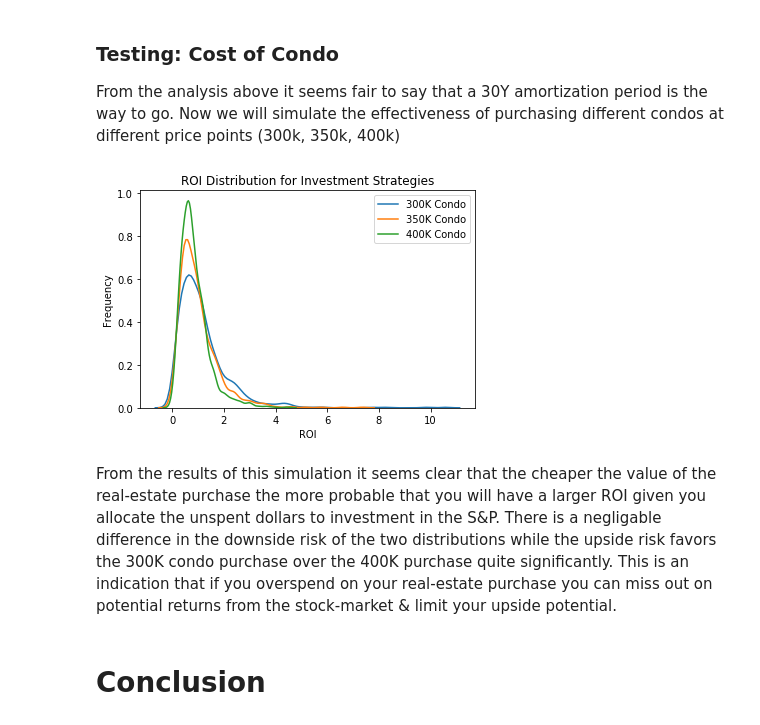
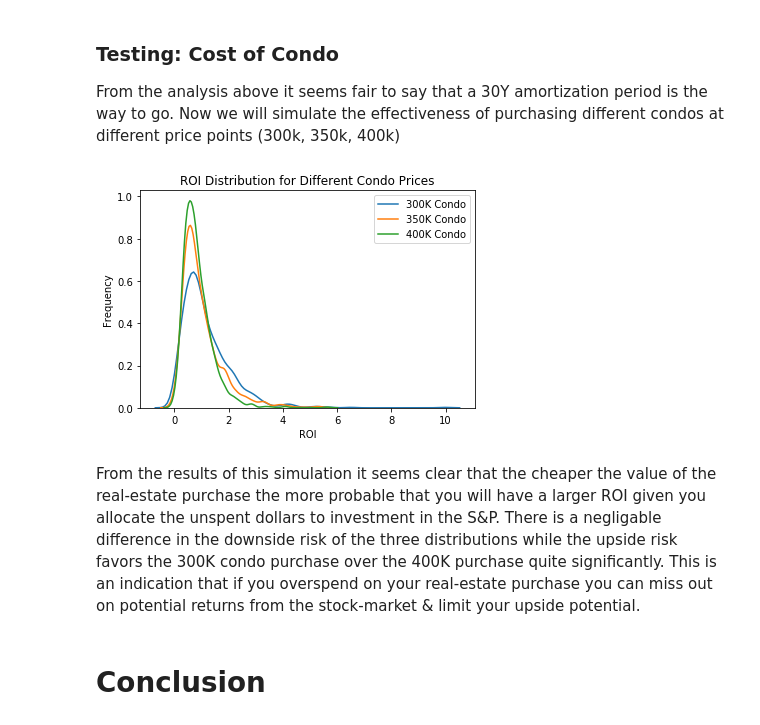
Before and after one commit to oliverfoster27/Monte-Carlo-Real-Estate, a Jupyter notebook: Monte Carlo Simulation.ipynb, the cells around one changed output. Cells and saved outputs as stored; diff of their text form; code cells hidden in the pictures.

```diff
--- a/Monte Carlo Simulation.ipynb
+++ b/Monte Carlo Simulation.ipynb
@@ -120,14 +120,14 @@ results = pd.DataFrame(data)
 # %%
 ax = sns.kdeplot(results['300K Condo'])
 ax = sns.kdeplot(results['350K Condo'])
 ax = sns.kdeplot(results['400K Condo'])
-ax.set_title('ROI Distribution for Investment Strategies');
+ax.set_title('ROI Distribution for Different Condo Prices');
 ax.set_xlabel('ROI');
 ax.set_ylabel('Frequency');
 # %% [output]
-[figure, old version]
+[figure, new version]
 # %% [markdown]
-From the results of this simulation it seems clear that the cheaper the value of the real-estate purchase the more probable that you will have a larger ROI given you allocate the unspent dollars to investment in the S&P. There is a negligable difference in the downside risk of the two distributions while the upside risk favors the 300K condo purchase over the 400K purchase quite significantly. This is an indication that if you overspend on your real-estate purchase you can miss out on potential returns from the stock-market & limit your upside potential.
+From the results of this simulation it seems clear that the cheaper the value of the real-estate purchase the more probable that you will have a larger ROI given you allocate the unspent dollars to investment in the S&P. There is a negligable difference in the downside risk of the three distributions while the upside risk favors the 300K condo purchase over the 400K purchase quite significantly. This is an indication that if you overspend on your real-estate purchase you can miss out on potential returns from the stock-market & limit your upside potential.
 # %% [markdown]
 # Conclusion
 # %% [markdown]
```
Also changed, not shown: parts of 2 cells of this notebook, 2 other files.
